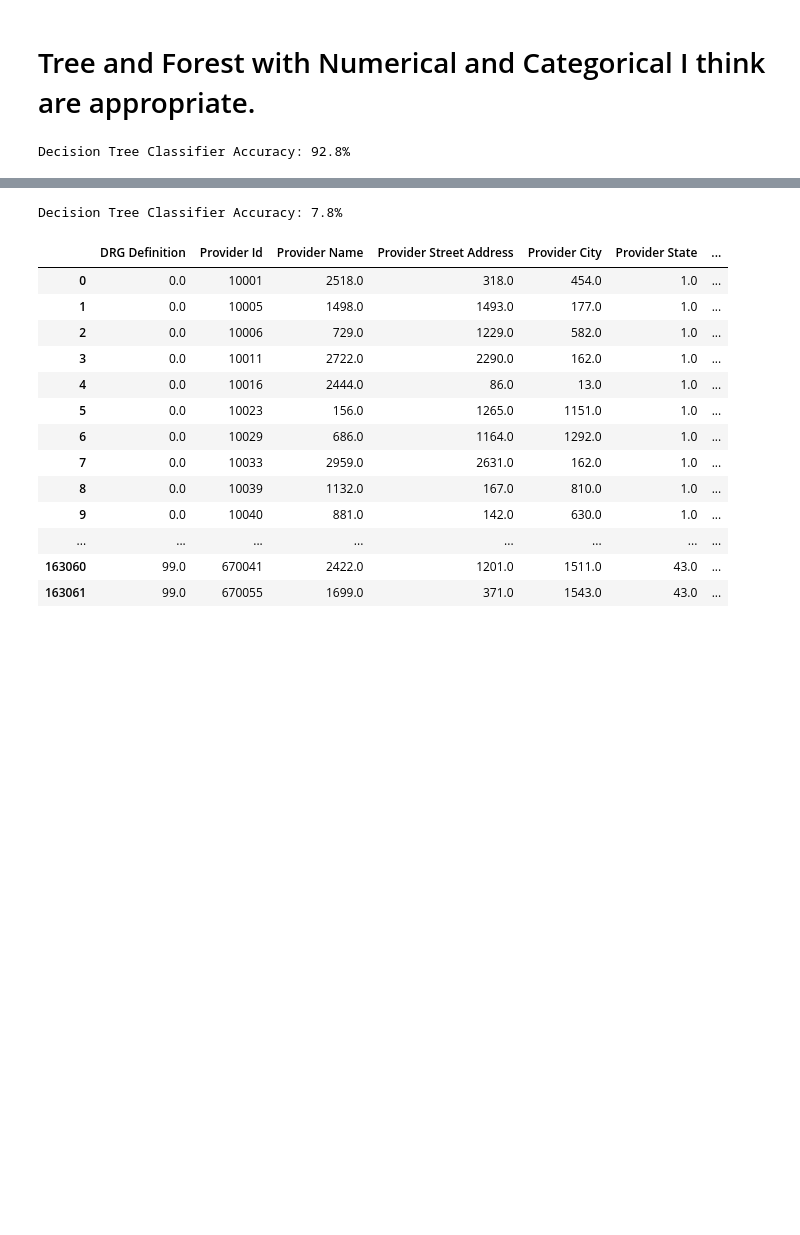
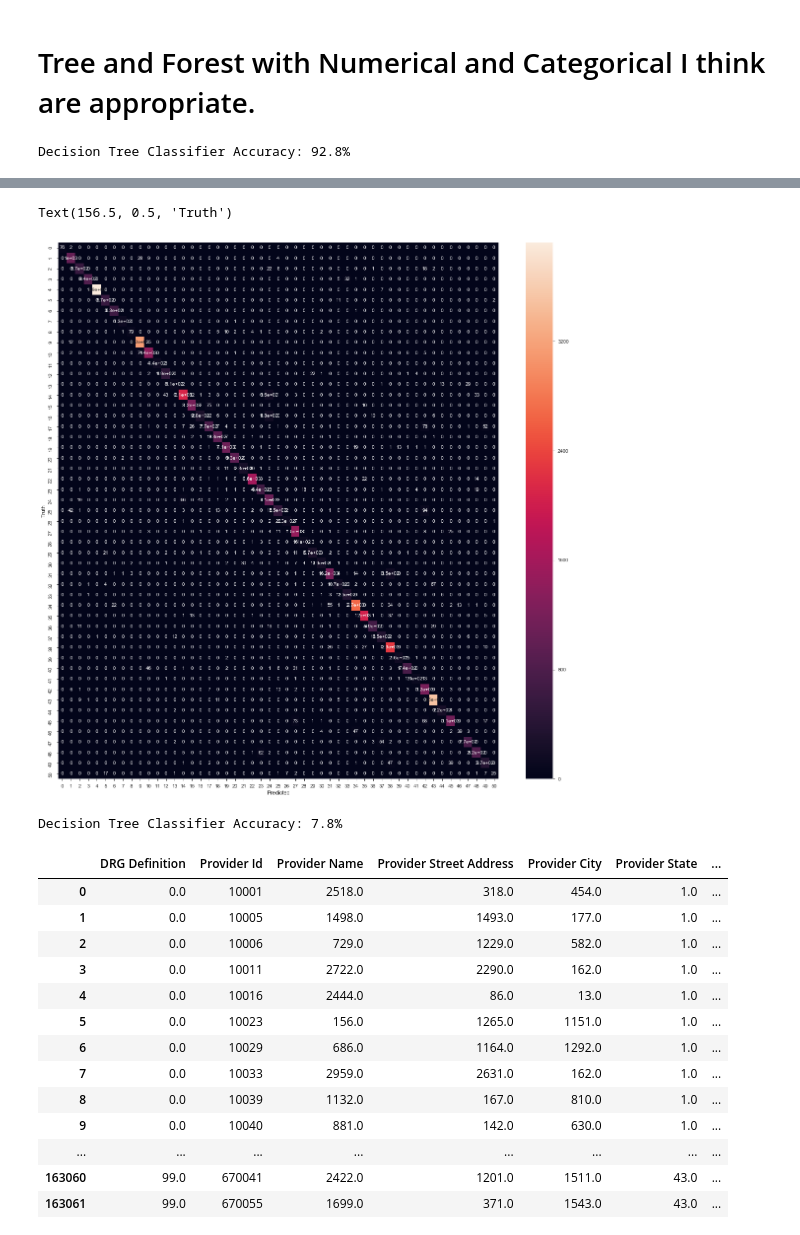
Before and after one commit to MBCoder123/DataMineProject, a Jupyter notebook: Project.ipynb, the cells around one changed output, grey strips where cells are left out. Drawn from its saved outputs; the diff is of its cells as text; code cells hidden in the pictures; blank space fills up the shorter version.

```diff
--- a/Project.ipynb
+++ b/Project.ipynb
@@ -426,3 +445,14 @@ array([[ 1,  0,  0, ...,  0,  0,  0],
+# %%
+%matplotlib inline
+import matplotlib.pyplot as plt
+import seaborn as sn
+plt.figure(figsize=(20,20))
+sn.heatmap(Tcm, annot=True)
+plt.xlabel('Predicted')
+plt.ylabel('Truth')
+# %% [output]
+Text(156.5, 0.5, 'Truth')
+[figure, added]
 # %%
 Tfeatures2 = ["Total Discharges","Average Medicare Payments", "Average Covered Charges", "Provider State", "Hospital Referral Region (HRR) Description"]
 Target2 = ["DRG Definition"]
```
Also changed, not shown: parts of 6 cells of this notebook.
